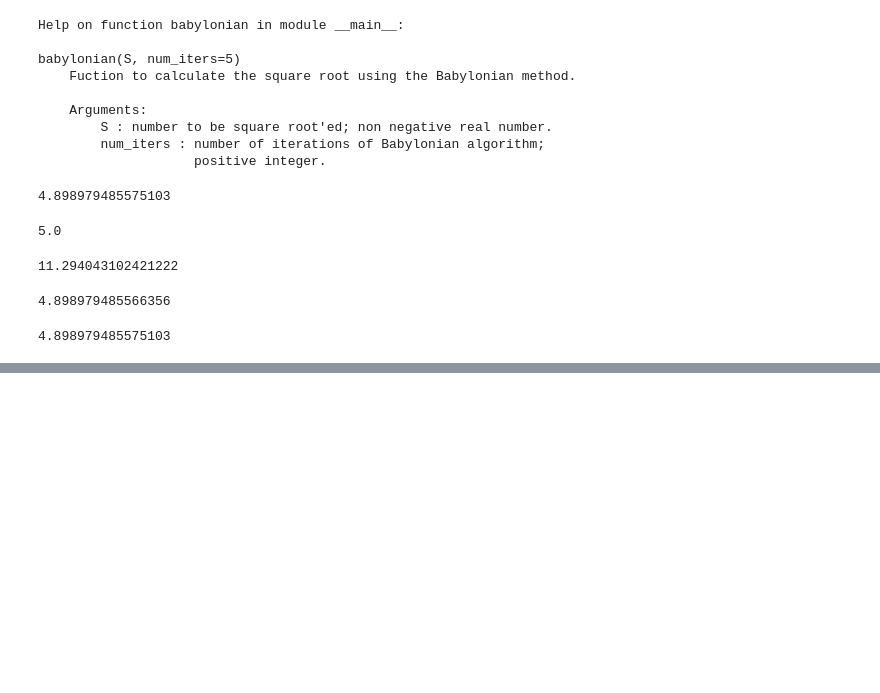
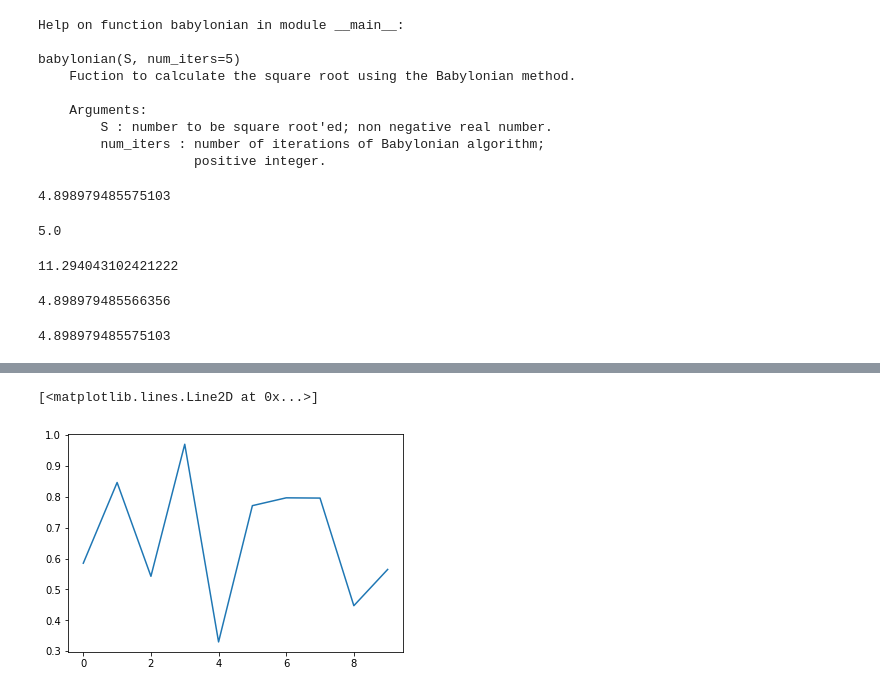
Before and after one commit to angelacpd/Scientific_Python, a Jupyter notebook: Lecture_2.ipynb, the cells around one changed output, grey strips where cells are left out. Saved outputs shown, nothing was run; the diff lists cells and outputs as text; code cells hidden in the pictures; blank space fills up the shorter version.

```diff
--- a/Lecture_2.ipynb
+++ b/Lecture_2.ipynb
@@ -369,0 +622,5 @@ babylonian(Rational(24))
+# %%
+plt.plot(np.random.rand(10))
+# %% [output]
+[<matplotlib.lines.Line2D at 0x...>]
+[figure, added]
```
Also changed, not shown: parts of 34 cells of this notebook.
